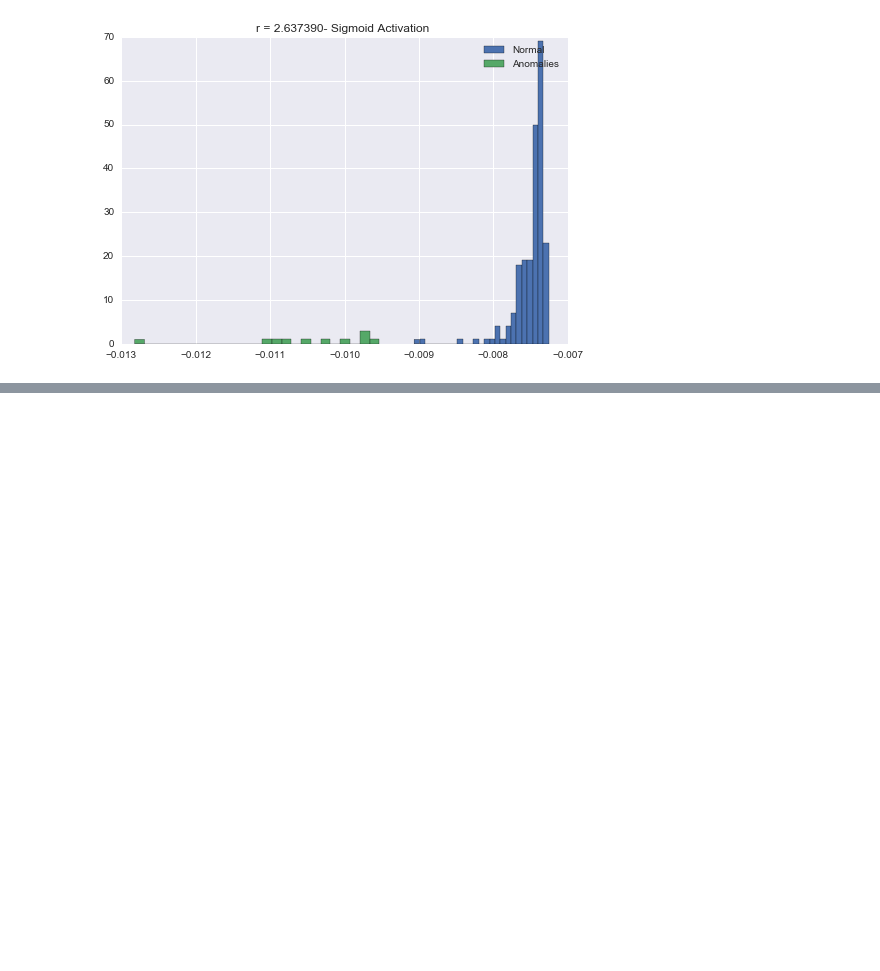
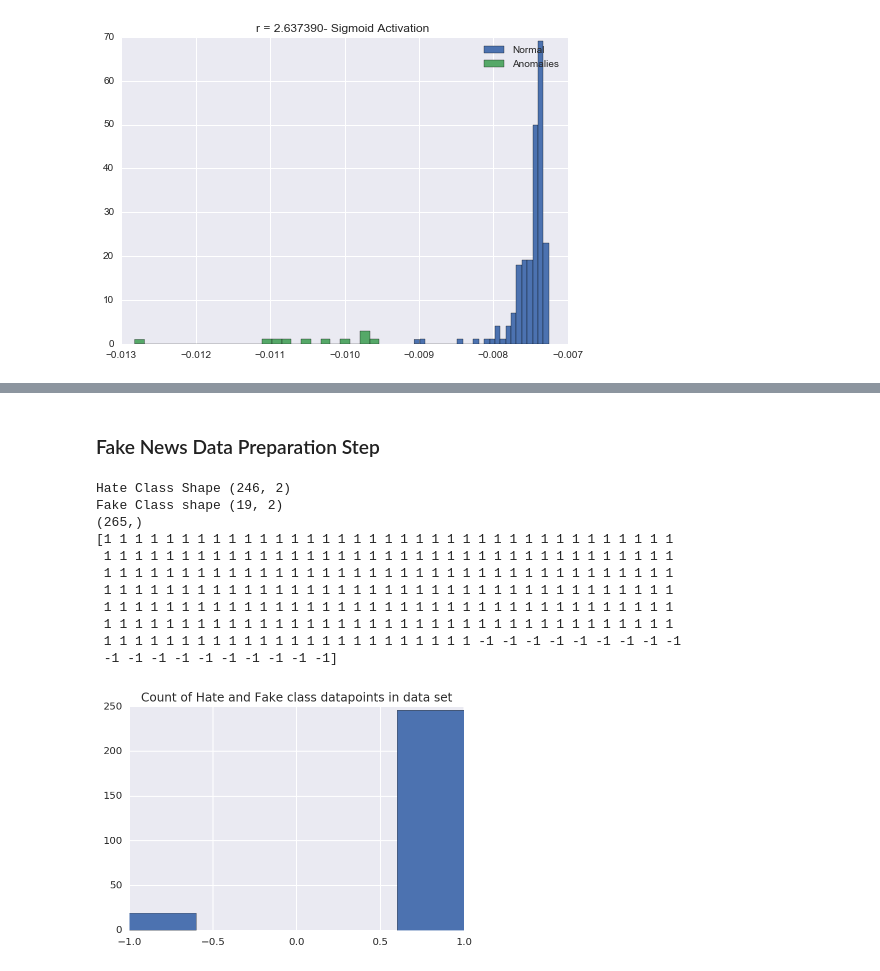
Before and after one commit to raghavchalapathy/one_class_nn, a Jupyter notebook: OCNN_Explicit_Minimisation-1.ipynb, the cells around one changed output, grey strips where cells are left out. Cells and saved outputs as stored; diff of their text form; code cells hidden in the pictures; blank space fills up the shorter version.

Commit message:
added new datasets CIFAR, SPAM,FAKE-NEWS, along with existing USPS dataset

```diff
--- a/OCNN_Explicit_Minimisation-1.ipynb
+++ b/OCNN_Explicit_Minimisation-1.ipynb
@@ -442,0 +636,74 @@ Hideen [[ -4.98954214e-05  -8.29289183e-06   7.45984507e-05  -4.29097927e-05]
+# %% [markdown]
+### Fake News Data Preparation Step
+# %%
+%matplotlib inline
+import pandas as pd
+import numpy as np
+import spacy
+import scattertext as st
+#import imp; imp.reload(st)
+from IPython.display import IFrame
+from IPython.core.display import display, HTML
+display(HTML("<style>.container { width:98% !important; }</style>"))
+import pickle
+from nltk.corpus import reuters
+
+nlp = spacy.en.English()
+uci_df = pd.read_csv('data/uci-news-aggregator.csv.gz')
+traditional_publishers = ['Forbes','Bloomberg','Los Angeles Times','TIME','Wall Street Journal']
+repubable_celebrity_gossip = ['TheCelebrityCafe.com', 'PerezHilton.com']
+real_df = uci_df[uci_df['PUBLISHER'].isin(traditional_publishers)]
+real_df.columns = [x.lower() for x in real_df.columns]
+real_df['type'] = 'traditional'
+df = pd.read_csv('data/fake.csv.gz')
+df = df.append(real_df)
+df = df[df['title'].apply(lambda x: type(x) == str)]
+df['clean_title'] = df['title'].apply(lambda x: ' '.join(x.split('»')[0].split('>>')[0].split('[')[0].split('(')[0].split('|')[0].strip().split()))
+df = df.ix[df['clean_title'].drop_duplicates().index]
+# df['parsed_title'] = df['clean_title'].apply(nlp)
+df['meta'] = df['author'].fillna('') + df['publisher'].fillna('') + ' ' + df['site_url'].fillna('')
+df['category'] = df['type'].apply(lambda x: 'Real' if x == 'traditional' else 'Fake')
+fake_df = df[df['category'] == 'Fake']
+
+df_hate = fake_df[fake_df['type']=="hate"]
+df_fake = fake_df[fake_df['type']=="fake"]
+
+df_hate = df_hate[['text','type']]
+df_fake = df_fake[['text','type']]
+
+%config InlineBackend.figure_format = 'retina'
+# let's take a look at the types of labels  are present in the data.
+# The +1 correspond to label hate and -1(outliers) correspond to label fake
+# print df_hate.head(5)
+# print df_fake.head(5)
+
+df_hate['type'][df_hate.type == "hate"] = 1
+df_fake['type'][df_fake.type == "fake"] = -1
+
+
+Xlabels_hate = df_hate['type'].values
+Xlabels_fake = df_fake['type'].values
+
+Xlabels = np.concatenate((Xlabels_hate,Xlabels_fake),axis=0)
+
+print "Hate Class Shape",df_hate.shape
+print "Fake Class shape",df_fake.shape
+print Xlabels.shape
+print Xlabels
+import matplotlib.pyplot as plt
+plt.hist(Xlabels,bins=5)
+plt.title("Count of Hate and Fake class datapoints in data set")
+plt.show()
+# %% [output]
+Hate Class Shape (246, 2)
+Fake Class shape (19, 2)
+(265,)
+[1 1 1 1 1 1 1 1 1 1 1 1 1 1 1 1 1 1 1 1 1 1 1 1 1 1 1 1 1 1 1 1 1 1 1 1 1
+ 1 1 1 1 1 1 1 1 1 1 1 1 1 1 1 1 1 1 1 1 1 1 1 1 1 1 1 1 1 1 1 1 1 1 1 1 1
+ 1 1 1 1 1 1 1 1 1 1 1 1 1 1 1 1 1 1 1 1 1 1 1 1 1 1 1 1 1 1 1 1 1 1 1 1 1
+ 1 1 1 1 1 1 1 1 1 1 1 1 1 1 1 1 1 1 1 1 1 1 1 1 1 1 1 1 1 1 1 1 1 1 1 1 1
+ 1 1 1 1 1 1 1 1 1 1 1 1 1 1 1 1 1 1 1 1 1 1 1 1 1 1 1 1 1 1 1 1 1 1 1 1 1
+ 1 1 1 1 1 1 1 1 1 1 1 1 1 1 1 1 1 1 1 1 1 1 1 1 1 1 1 1 1 1 1 1 1 1 1 1 1
+ 1 1 1 1 1 1 1 1 1 1 1 1 1 1 1 1 1 1 1 1 1 1 1 1 -1 -1 -1 -1 -1 -1 -1 -1 -1
+ -1 -1 -1 -1 -1 -1 -1 -1 -1 -1]
+[figure, added]
```
Also changed, not shown: parts of 18 cells of this notebook, 4 other files.
